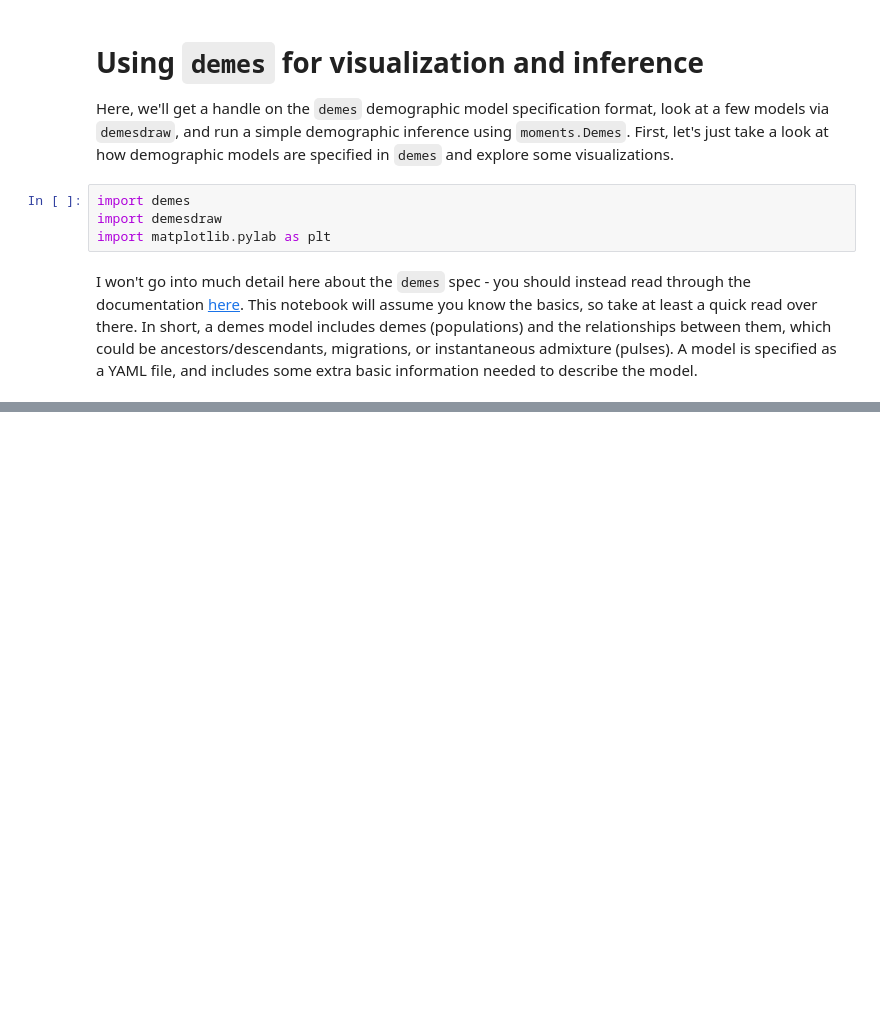
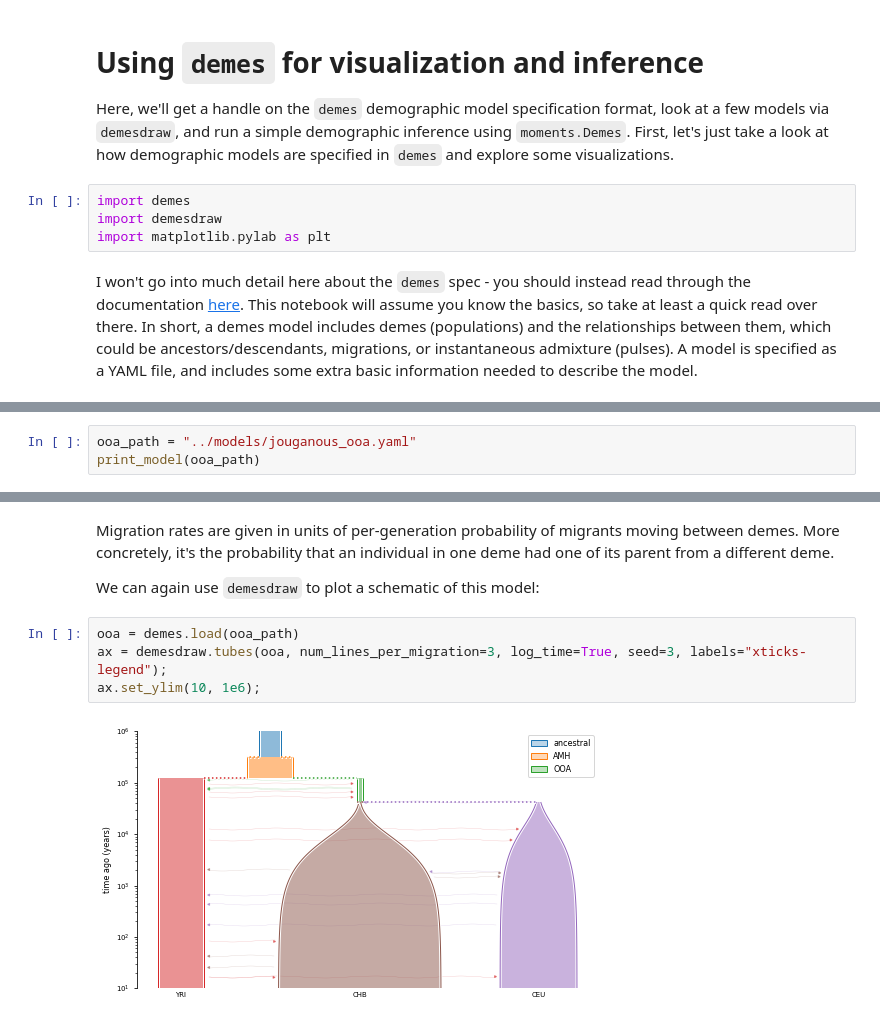
Before and after one commit to apragsdale/mxb_tutorial, a Jupyter notebook: notebooks/demes_example.ipynb, the cells around one changed output, grey strips where cells are left out. Drawn from its saved outputs; the diff is of its cells as text; blank space fills up the shorter version.

```diff
--- a/notebooks/demes_example.ipynb
+++ b/notebooks/demes_example.ipynb
@@ -49,0 +107,3 @@ demes:
+# %%
+ooa_path = "../models/jouganous_ooa.yaml"
+print_model(ooa_path)
@@ -49,0 +155,10 @@ demes:
+# %% [markdown]
+Migration rates are given in units of per-generation probability of migrants moving between demes. More concretely, it's the probability that an individual in one deme had one of its parent from a different deme.
+
+We can again use `demesdraw` to plot a schematic of this model:
+# %%
+ooa = demes.load(ooa_path)
+ax = demesdraw.tubes(ooa, num_lines_per_migration=3, log_time=True, seed=3, labels="xticks-legend");
+ax.set_ylim(10, 1e6);
+# %% [output]
+[figure, added]
```
Also changed, not shown: parts of 24 cells of this notebook, 6 other files.
